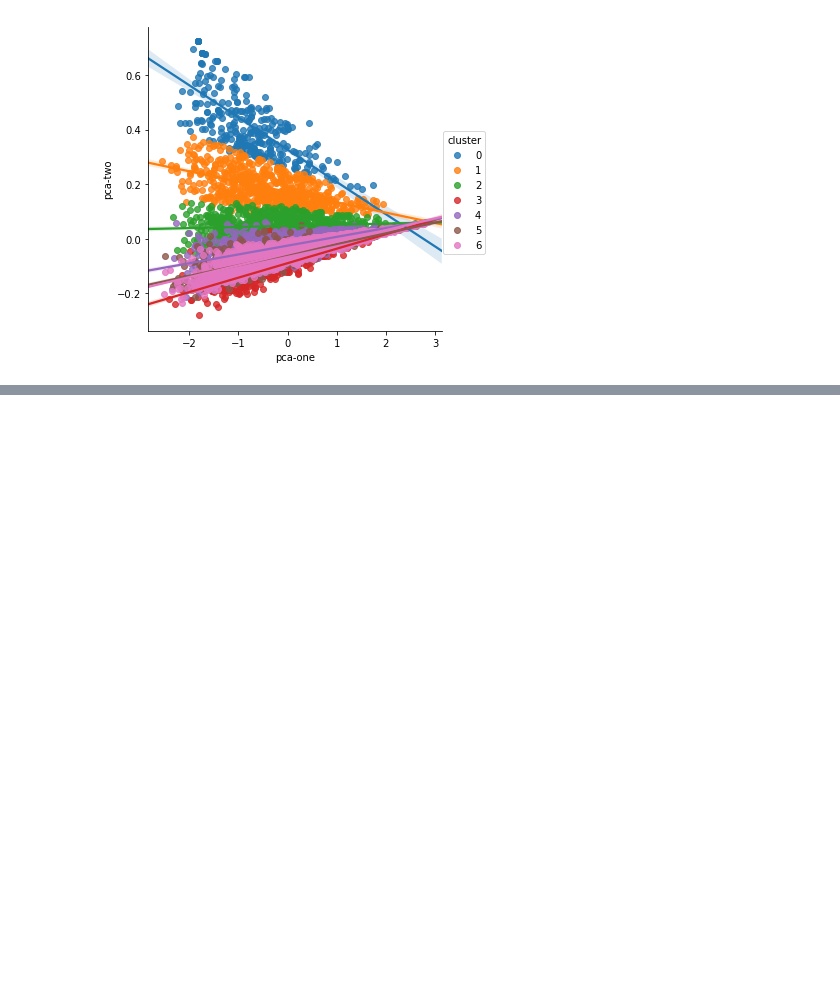
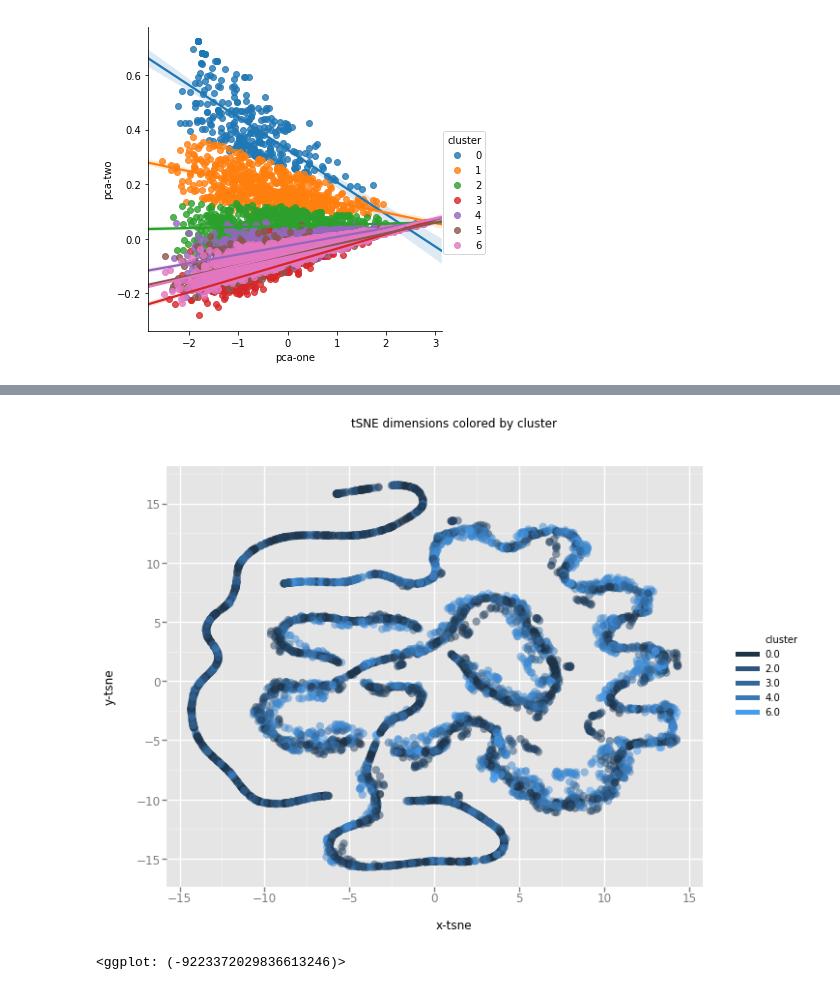
Before and after one commit to viralrathod/airline_review_insight, a Jupyter notebook: dcal_word_embeddings.ipynb, the cells around one changed output, grey strips where cells are left out. Saved outputs shown, nothing was run; the diff lists cells and outputs as text; code cells hidden in the pictures; blank space fills up the shorter version.

```diff
--- a/dcal_word_embeddings.ipynb
+++ b/dcal_word_embeddings.ipynb
@@ -929,0 +982,15 @@ seaborn.lmplot("pca-one", "pca-two", df_pos, hue = "cluster")
+# %%
+import time
+from sklearn.manifold import TSNE
+
+
+time_start = time.time()
+print("Perfoming t-SNE on the Neg reviews:")
+tsne_neg = TSNE(n_components=2, verbose=1, perplexity=40, n_iter=300)
+tsne_results_neg = tsne_neg.fit_transform(X_neg)
+
+print("Perfoming t-SNE on the Pos reviews:")
+tsne_pos = TSNE(n_components=2, verbose=1, perplexity=40, n_iter=300)
+tsne_results_pos = tsne_pos.fit_transform(X_pos)
+
+print('t-SNE done! Time elapsed: {} seconds'.format(time.time()-time_start))
@@ -929,0 +1015,12 @@ seaborn.lmplot("pca-one", "pca-two", df_pos, hue = "cluster")
+# %%
+
+df_neg['x-tsne'] = tsne_results_neg[:,0]
+df_neg['y-tsne'] = tsne_results_neg[:,1]
+
+chart = ggplot( df_neg, aes(x='x-tsne', y='y-tsne', color='cluster') ) \
+        + geom_point(size=70,alpha=0.5) \
+        + ggtitle("tSNE dimensions colored by cluster")
+chart
+# %% [output]
+[figure, added]
+<ggplot: (-9223372029836613246)>
```
Also changed, not shown: parts of 28 cells of this notebook.
